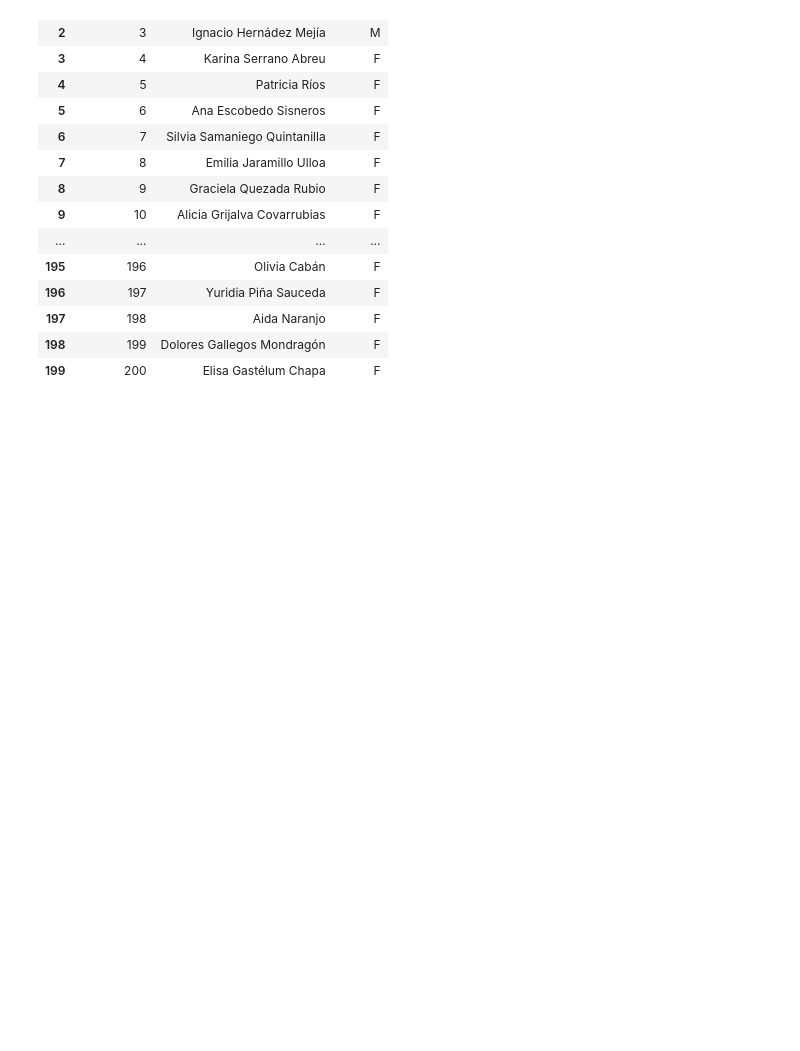
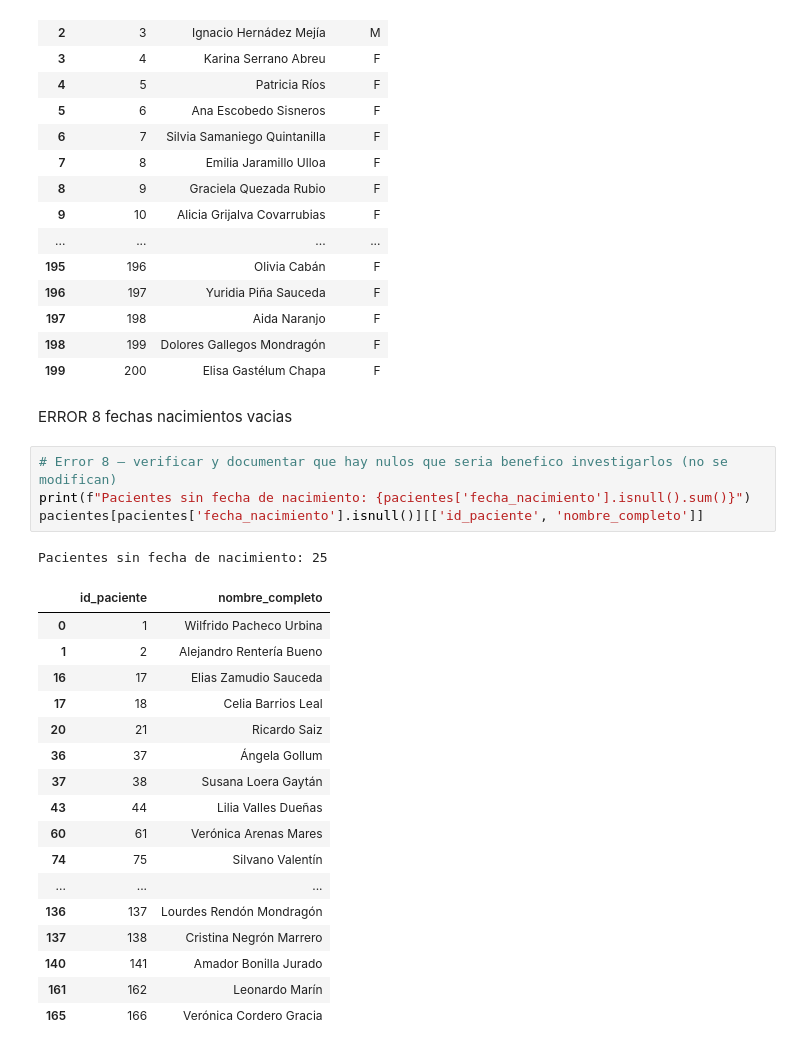
Before and after one commit to JonathanAlbertoBarrera/LimpiezaDatosPandas, a Jupyter notebook: 2-PracticaAseguramientoCalidadDatos/2_PracticaDatosNotebook.ipynb, the cells around one changed output. Saved outputs shown, nothing was run; the diff lists cells and outputs as text; blank space fills up the shorter version.

```diff
--- a/2-PracticaAseguramientoCalidadDatos/2_PracticaDatosNotebook.ipynb
+++ b/2-PracticaAseguramientoCalidadDatos/2_PracticaDatosNotebook.ipynb
@@ -511,3 +511,28 @@ pacientes[['id_paciente', 'nombre_completo', 'genero']]
 | 197 | 198 | Aida Naranjo | F |
 | 198 | 199 | Dolores Gallegos Mondragón | F |
 | 199 | 200 | Elisa Gastélum Chapa | F |
+# %% [markdown]
+ERROR 8 fechas nacimientos vacias
+# %%
+# Error 8 — verificar y documentar que hay nulos que seria benefico investigarlos (no se modifican)
+print(f"Pacientes sin fecha de nacimiento: {pacientes['fecha_nacimiento'].isnull().sum()}")
+pacientes[pacientes['fecha_nacimiento'].isnull()][['id_paciente', 'nombre_completo']]
+# %% [output]
+Pacientes sin fecha de nacimiento: 25
+|  | id_paciente | nombre_completo |
+| 0 | 1 | Wilfrido Pacheco Urbina |
+| 1 | 2 | Alejandro Rentería Bueno |
+| 16 | 17 | Elias Zamudio Sauceda |
+| 17 | 18 | Celia Barrios Leal |
+| 20 | 21 | Ricardo Saiz |
+| 36 | 37 | Ángela Gollum |
+| 37 | 38 | Susana Loera Gaytán |
+| 43 | 44 | Lilia Valles Dueñas |
+| 60 | 61 | Verónica Arenas Mares |
+| 74 | 75 | Silvano Valentín |
+| ... | ... | ... |
+| 136 | 137 | Lourdes Rendón Mondragón |
+| 137 | 138 | Cristina Negrón Marrero |
+| 140 | 141 | Amador Bonilla Jurado |
+| 161 | 162 | Leonardo Marín |
+| 165 | 166 | Verónica Cordero Gracia |
```
Also changed, not shown: parts of 3 cells of this notebook.
